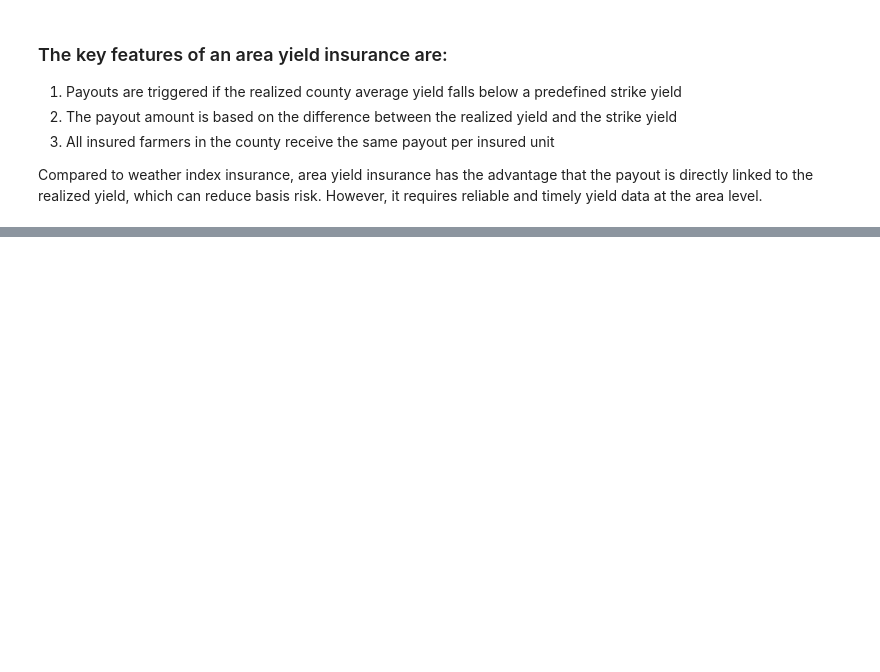
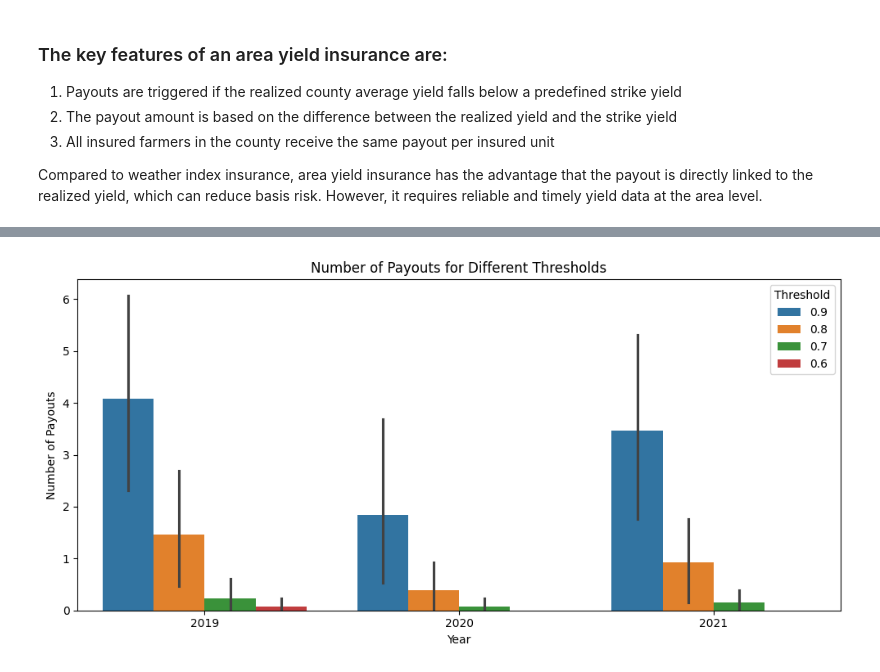
Before and after one commit to lwschm/RiskManangementHUBerlin, a Jupyter notebook: src/cropinsurance.ipynb, the cells around one changed output, grey strips where cells are left out. Cells and saved outputs as stored; diff of their text form; code cells hidden in the pictures; blank space fills up the shorter version.

```diff
--- a/src/cropinsurance.ipynb
+++ b/src/cropinsurance.ipynb
@@ -163,0 +224,19 @@ data_test = data[data['year'] >= 2019]
+# %%
+import numpy as np
+
+def get_payouts(df, threshold, price):
+
+    # calculate the strike level for each row
+    strike_level = threshold * df['mean_yield_bundesland']
+
+    # calculate the payout for each row
+    df[f'payout_{threshold}'] = np.where(df['yield'] < strike_level, (strike_level - df['yield']) * price, 0)
+
+    return df
+# %%
+# calculate the payouts for different thresholds
+thresholds = [0.9, 0.8, 0.7, 0.6]
+price = 180.2
+
+for threshold in thresholds:
+    data_test = get_payouts(data_test, threshold, price)
@@ -163,0 +257,37 @@ data_test = data[data['year'] >= 2019]
+# %%
+# Visualize the number of payouts for different thresholds, different bundeslands and different years
+
+# count payouts for different thresholds, different bundeslands and different years Payout if > 0
+data_test['payout_0.9_yes'] = np.where(data_test['payout_0.9'] > 0, 1, 0)
+data_test['payout_0.8_yes'] = np.where(data_test['payout_0.8'] > 0, 1, 0)
+data_test['payout_0.7_yes'] = np.where(data_test['payout_0.7'] > 0, 1, 0)
+data_test['payout_0.6_yes'] = np.where(data_test['payout_0.6'] > 0, 1, 0)
+
+# now group by bundesland and year and calculate the sum of payouts for different thresholds and visualize the results
+data_test_grouped = data_test.groupby(['bundesland', 'year'])[['payout_0.9_yes', 'payout_0.8_yes', 'payout_0.7_yes', 'payout_0.6_yes']].sum().reset_index()
+# melt the dataframe
+data_test_grouped = pd.melt(data_test_grouped, id_vars=['bundesland', 'year'], value_vars=['payout_0.9_yes', 'payout_0.8_yes', 'payout_0.7_yes', 'payout_0.6_yes'], var_name='threshold', value_name='payout_yes')
+# extract the threshold from the column threshold
+data_test_grouped['threshold'] = data_test_grouped['threshold'].str.extract('(\d.\d)')
+
+data_test_sum = data_test.groupby(['bundesland', 'year'])[['payout_0.9', 'payout_0.8', 'payout_0.7', 'payout_0.6']].mean().reset_index()
+# melt the dataframe
+data_test_sum = pd.melt(data_test_sum, id_vars=['bundesland', 'year'], value_vars=['payout_0.9', 'payout_0.8', 'payout_0.7', 'payout_0.6'], var_name='threshold', value_name='payout')
+
+data_test_sum['threshold'] = data_test_sum['threshold'].str.extract('(\d.\d)')
+
+# merge the dataframes
+data_test_grouped = pd.merge(data_test_grouped, data_test_sum, on=['bundesland', 'year', 'threshold'], how='left')
+
+
+# plot the results
+plt.figure(figsize=(10, 5))
+sns.barplot(data=data_test_grouped, x='year', y='payout_yes', hue='threshold')
+plt.xlabel('Year')
+plt.ylabel('Number of Payouts')
+plt.title('Number of Payouts for Different Thresholds')
+plt.legend(title='Threshold')
+plt.tight_layout()
+plt.show()
+# %% [output]
+[figure, added]
```
Also changed, not shown: parts of 17 cells of this notebook, 1 other file.
